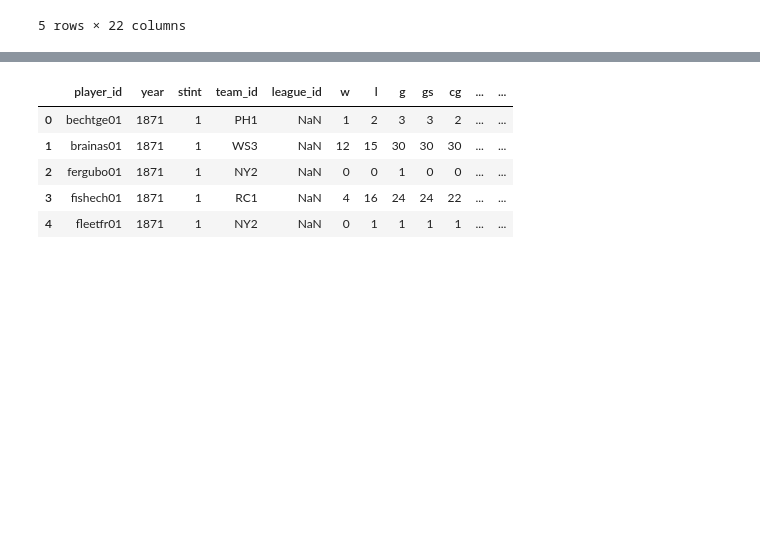
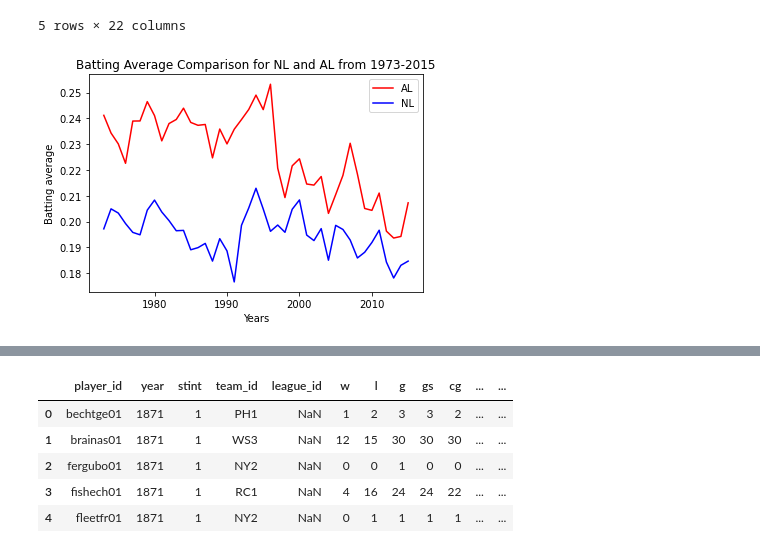
Before and after one commit to akrakowsky/baseball_analysis, a Jupyter notebook: Baseball Stats/baseball_analysis.ipynb, the cells around one changed output, grey strips where cells are left out. Drawn from its saved outputs; the diff is of its cells as text; code cells hidden in the pictures; blank space fills up the shorter version.

Commit message:
Update notebook with batting data

```diff
--- a/Baseball Stats/baseball_analysis.ipynb
+++ b/Baseball Stats/baseball_analysis.ipynb
@@ -71,3 +73,43 @@ batting_data.head()
 | 3 | allisdo01 | 1871 | 1 | WS3 | NaN | 27 | 133.0 | 28.0 | 44.0 | 10.0 | ... | ... |
 | 4 | ansonca01 | 1871 | 1 | RC1 | NaN | 25 | 120.0 | 29.0 | 39.0 | 11.0 | ... | ... |
 5 rows × 22 columns
+# %%
+# DH rule was adopted by the AL league in 1973.
+batting_data = batting_data[batting_data["year"] >= 1973]
+batting_data
+
+# Find the batting average and add a new column
+batting_data["ba"] = ""
+ba = batting_data["h"]/batting_data["ab"]
+batting_data["ba"] = ba
+batting_data
+
+# Remove NAN
+batting_data.dropna()
+
+# Get the mean batting average per year for the AL
+batting_al = batting_data[batting_data["league_id"] == "AL"]
+batting_al
+# Group by year
+batting_al = batting_al.groupby("year").mean()["ba"]
+batting_al
+
+# Get the mean batting average per year for the NL
+batting_nl = batting_data[batting_data["league_id"] == "NL"]
+batting_nl
+# Group by year
+batting_nl = batting_nl.groupby("year").mean()["ba"]
+batting_nl
+
+# Plot as a line graph
+x_axis = np.arange(1973,2016,1)
+# print(x_axis)
+al_ba, = plt.plot(x_axis, batting_al, color="red", label="AL")
+nl_ba, = plt.plot(x_axis, batting_nl, color="blue", label="NL")
+plt.title("Batting Average Comparison for NL and AL from 1973-2015")
+plt.xlabel("Years")
+plt.ylabel("Batting average")
+plt.legend(handles=[al_ba, nl_ba], loc="best")
+plt.show()
+# %% [output]
+[figure, added]
```
Also changed, not shown: parts of 3 cells of this notebook.
